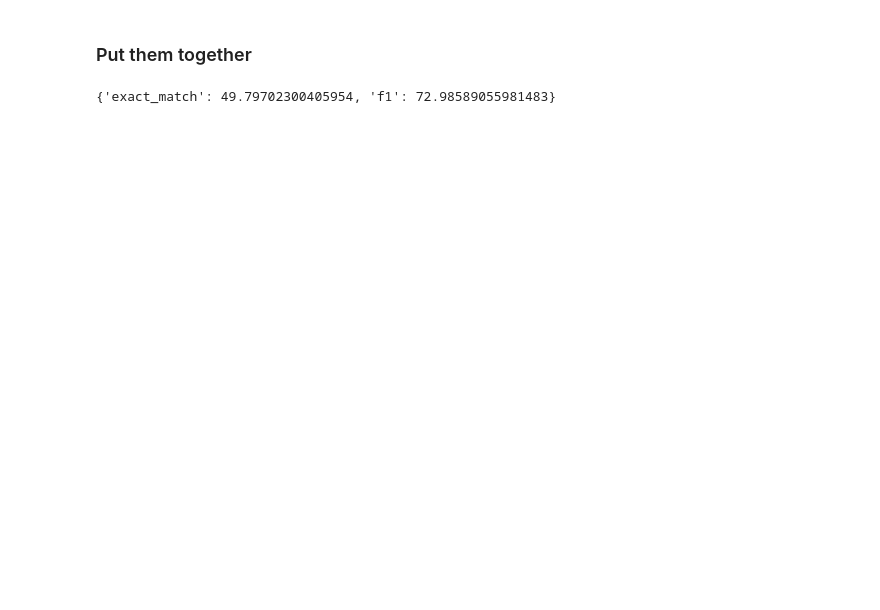
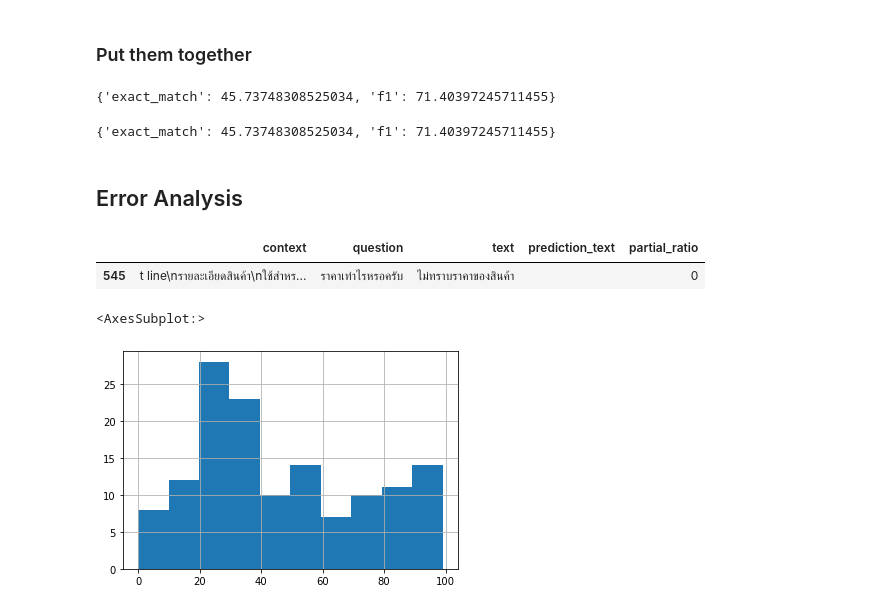
Before and after one commit to vistec-AI/thai2transformers, a Jupyter notebook: notebooks/train_question_answering_lm_finetuning.ipynb, the cells around one changed output. Drawn from its saved outputs; the diff is of its cells as text; code cells hidden in the pictures; blank space fills up the shorter version.

Commit message:
add allow_no_answer flag

```diff
--- a/notebooks/train_question_answering_lm_finetuning.ipynb
+++ b/notebooks/train_question_answering_lm_finetuning.ipynb
@@ -1148,7 +1156,8 @@ def _postprocess_qa_predictions(examples,
                                raw_predictions,
                                tokenizer,
                                n_best_size = 20,
-                               max_answer_length = 100,
+                               max_answer_length = 30,
+                               allow_no_answer=False,
                                question_id_col='question_id'):
 
     #get start_logits and end_logits
@@ -1226,9 +1235,11 @@ def _postprocess_qa_predictions(examples,
             # In the very rare edge case we have not a single non-null prediction, we create a fake prediction to avoid failure.
             best_answer = {"text": "", "score": 0.0}
 
-        # Let's pick our final answer: the best one or the null answer
-        answer = best_answer["text"] if best_answer["score"] > min_null_score else ""
-        predictions[example[question_id_col]] = answer
+        if not allow_no_answer:
+            predictions[example[question_id_col]] = best_answer["text"]
+        else:
+            answer = best_answer["text"] if best_answer["score"] > min_null_score else ""
+            predictions[example[question_id_col]] = answer
 
     return predictions
 # %%
@@ -1237,6 +1248,7 @@ def question_answering_metrics(datasets,
                                metric=squad_newmm_metric,
                                n_best_size=20,
                                max_answer_length=100,
+                               allow_no_answer=False,
                                question_col='question',
                                context_col='context',
                                question_id_col='question_id',
@@ -1270,6 +1282,7 @@ def question_answering_metrics(datasets,
                                tokenizer=trainer.tokenizer,
                                n_best_size = n_best_size,
                                max_answer_length = max_answer_length,
+                               allow_no_answer = allow_no_answer,
                                question_id_col=question_id_col)
 
 
@@ -1281,13 +1294,40 @@ def question_answering_metrics(datasets,
                    "answers": {'text': ex[answers_col][text_col],
                                'answer_start':ex[answers_col][start_col]}} for ex in datasets]
 
-    return metric.compute(predictions=formatted_predictions, references=references)
+    return metric.compute(predictions=formatted_predictions, references=references), formatted_predictions, references
 # %%
 #using function in notebook
-question_answering_metrics(datasets['test'], trainer)
+metrics, formatted_predictions, references = question_answering_metrics(datasets['test'], trainer)
+metrics
 # %% [output]
-{'exact_match': 49.79702300405954, 'f1': 72.98589055981483}
+{'exact_match': 45.73748308525034, 'f1': 71.40397245711455}
 # %%
-# #using thai2transformers
-# from thai2transformers.metrics import question_answering_metrics
-# question_answering_metrics(datasets['test'], trainer)
+#using thai2transformers
+from thai2transformers.metrics import question_answering_metrics
+metrics, formatted_predictions, references = question_answering_metrics(datasets['test'], trainer)
+metrics
+# %% [output]
+{'exact_match': 45.73748308525034, 'f1': 71.40397245711455}
+# %% [markdown]
+## Error Analysis
+# %%
+import pandas as pd
+pd.set_option('display.max_colwidth', -1)
+from fuzzywuzzy import fuzz
+df = pd.DataFrame({#'id':[i['id'] for i in references],
+                    'context':[i['context'] for i in datasets['test']],
+                    'question':[i['question'] for i in datasets['test']],
+                    'text':[i['answers']['text'][0] for i in references],
+                    'prediction_text':[i['prediction_text'] for i in formatted_predictions]})
+df['partial_ratio'] = df.apply(lambda row: fuzz.partial_ratio(row['text'],row['prediction_text']),1)
+df = df.sort_values('partial_ratio')
+# %%
+df[df.prediction_text==''] #no answer
+# %% [output]
+|  | context | question | text | prediction_text | partial_ratio |
+| 545 | t line\nรายละเอียดสินค้า\nใช้สำหร... | ราคาเท่าไรหรอครับ | ไม่ทราบราคาของสินค้า |  | 0 |
+# %%
+df[df.partial_ratio<100].partial_ratio.hist()
+# %% [output]
+<AxesSubplot:>
+[figure, added]
```
Also changed, not shown: parts of 14 cells of this notebook, 1 other file.
